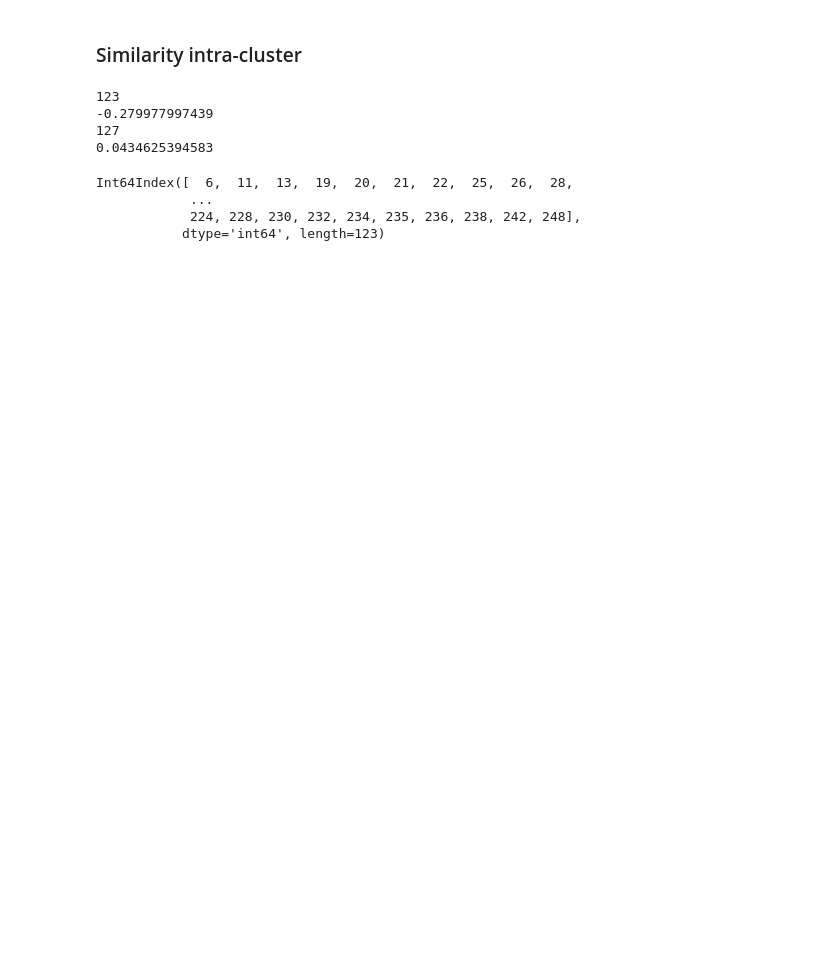
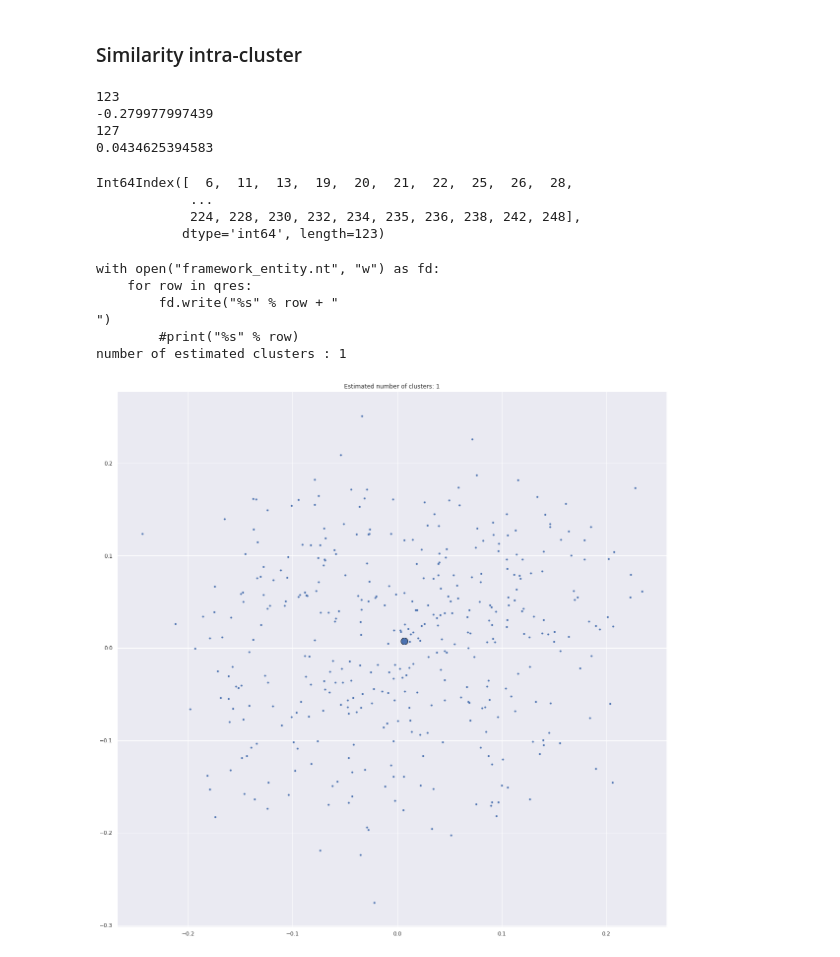
Before and after one commit to i40-Tools/I40KG-Embeddings, a Jupyter notebook: Community-Analysis.ipynb, the cells around one changed output. Drawn from its saved outputs; the diff is of its cells as text; code cells hidden in the pictures; blank space fills up the shorter version.

```diff
--- a/Community-Analysis.ipynb
+++ b/Community-Analysis.ipynb
@@ -451,9 +577,10 @@ from sklearn.decomposition import PCA
 
 pca = PCA(n_components=2).fit(X)
 pca_c = pca.transform(X)
-kmeans = KMeans(n_clusters=2, random_state=0).fit(X)
+kmeans = KMeans(n_clusters=3, random_state=0).fit(X)
 kmeans
-plt.scatter(pca_c[:, 0], pca_c[:, 1], c=kmeans.labels_, marker='.')
+plt.scatter(pca_c[:, 0], pca_c[:, 1], c=kmeans.labels_, marker='+')
 plt.title("Clusters of Standard")
+
 plt.show()
 # %% [output]
@@ -488,3 +615,56 @@ Int64Index([  6,  11,  13,  19,  20,  21,  22,  25,  26,  28,
             ...
             224, 228, 230, 232, 234, 235, 236, 238, 242, 248],
            dtype='int64', length=123)
+# %%
+print(__doc__)
+
+import numpy as np
+from sklearn.cluster import MeanShift, estimate_bandwidth
+from sklearn.datasets.samples_generator import make_blobs
+
+# #############################################################################
+# Generate sample data
+centers = kmeans.cluster_centers_
+#X, _ = make_blobs(n_samples=1000, centers=centers, cluster_std=0.6)
+
+# #############################################################################
+# Compute clustering with MeanShift
+
+# The following bandwidth can be automatically detected using
+bandwidth = estimate_bandwidth(X, quantile=0.2, n_samples=500)
+
+ms = MeanShift(bandwidth=bandwidth, bin_seeding=True)
+ms.fit(X)
+labels = ms.labels_
+cluster_centers = ms.cluster_centers_
+
+labels_unique = np.unique(labels)
+n_clusters_ = len(labels_unique)
+
+print("number of estimated clusters : %d" % n_clusters_)
+
+# #############################################################################
+# Plot result
+import matplotlib.pyplot as plt
+from itertools import cycle
+
+plt.figure(1)
+plt.clf()
+
+colors = cycle('bgrcmykbgrcmykbgrcmykbgrcmyk')
+for k, col in zip(range(n_clusters_), colors):
+    my_members = labels == k
+    cluster_center = cluster_centers[k]
+    plt.plot(X[my_members, 0], X[my_members, 1], col + '.')
+    plt.plot(cluster_center[0], cluster_center[1], 'o', markerfacecolor=col,
+             markeredgecolor='k', markersize=14)
+plt.title('Estimated number of clusters: %d' % n_clusters_)
+plt.show()
+# %% [output]
+with open("framework_entity.nt", "w") as fd:
+    for row in qres:
+        fd.write("%s" % row + "
+")
+        #print("%s" % row)
+number of estimated clusters : 1
+[figure, added]
```
Also changed, not shown: parts of 30 cells of this notebook, 40 other files.
